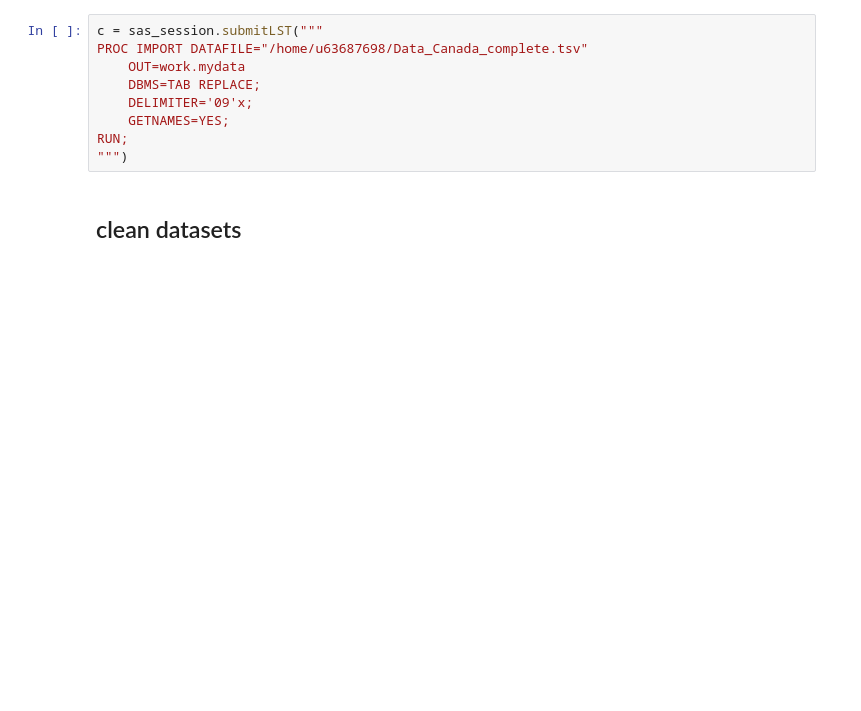
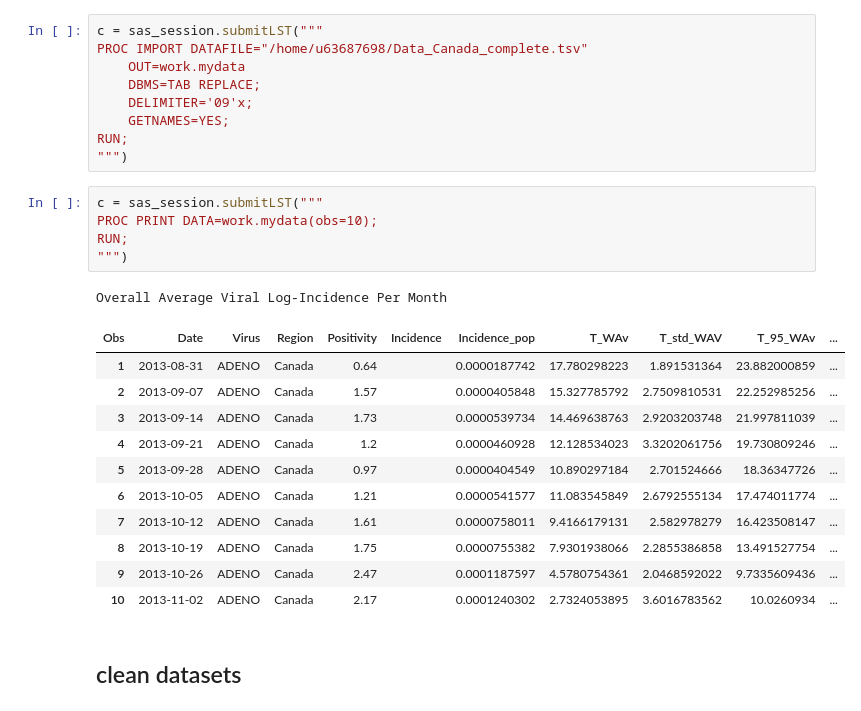
Before and after one commit to Ninalgad/respiratoryVirusesDynamics, a Jupyter notebook: Canada2014_2023.ipynb, the cells around one changed output. Saved outputs shown, nothing was run; the diff lists cells and outputs as text; blank space fills up the shorter version.

```diff
--- a/Canada2014_2023.ipynb
+++ b/Canada2014_2023.ipynb
@@ -48,6 +53,24 @@ PROC IMPORT DATAFILE="/home/u63687698/Data_Canada_complete.tsv"
     GETNAMES=YES;
 RUN;
 """)
+# %%
+c = sas_session.submitLST("""
+PROC PRINT DATA=work.mydata(obs=10);
+RUN;
+""")
+# %% [output]
+Overall Average Viral Log-Incidence Per Month
+| Obs | Date | Virus | Region | Positivity | Incidence | Incidence_pop | T_WAv | T_std_WAV | T_95_WAv | ... |
+| 1 | 2013-08-31 | ADENO | Canada | 0.64 |  | 0.0000187742 | 17.780298223 | 1.891531364 | 23.882000859 | ... |
+| 2 | 2013-09-07 | ADENO | Canada | 1.57 |  | 0.0000405848 | 15.327785792 | 2.7509810531 | 22.252985256 | ... |
+| 3 | 2013-09-14 | ADENO | Canada | 1.73 |  | 0.0000539734 | 14.469638763 | 2.9203203748 | 21.997811039 | ... |
+| 4 | 2013-09-21 | ADENO | Canada | 1.2 |  | 0.0000460928 | 12.128534023 | 3.3202061756 | 19.730809246 | ... |
+| 5 | 2013-09-28 | ADENO | Canada | 0.97 |  | 0.0000404549 | 10.890297184 | 2.701524666 | 18.36347726 | ... |
+| 6 | 2013-10-05 | ADENO | Canada | 1.21 |  | 0.0000541577 | 11.083545849 | 2.6792555134 | 17.474011774 | ... |
+| 7 | 2013-10-12 | ADENO | Canada | 1.61 |  | 0.0000758011 | 9.4166179131 | 2.582978279 | 16.423508147 | ... |
+| 8 | 2013-10-19 | ADENO | Canada | 1.75 |  | 0.0000755382 | 7.9301938066 | 2.2855386858 | 13.491527754 | ... |
+| 9 | 2013-10-26 | ADENO | Canada | 2.47 |  | 0.0001187597 | 4.5780754361 | 2.0468592022 | 9.7335609436 | ... |
+| 10 | 2013-11-02 | ADENO | Canada | 2.17 |  | 0.0001240302 | 2.7324053895 | 3.6016783562 | 10.0260934 | ... |
 # %% [markdown]
 ## clean datasets
 # %%
```
Also changed, not shown: parts of 5 cells of this notebook.
